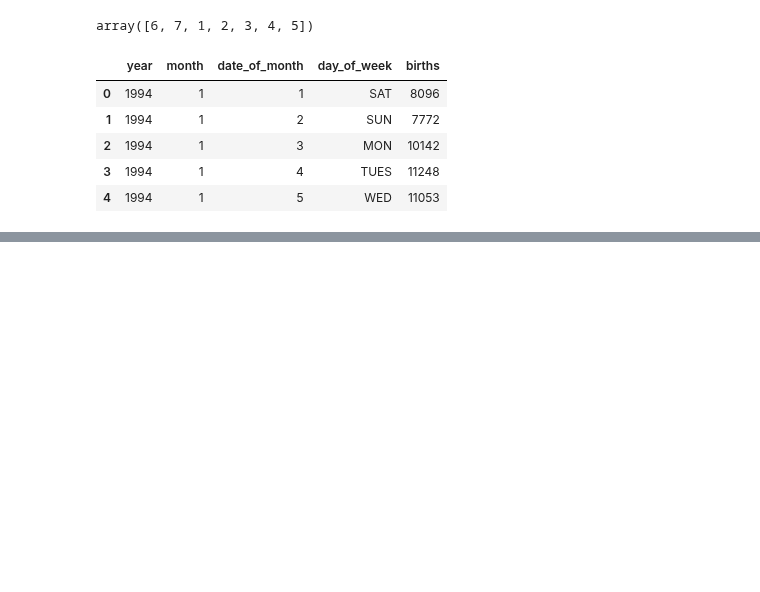
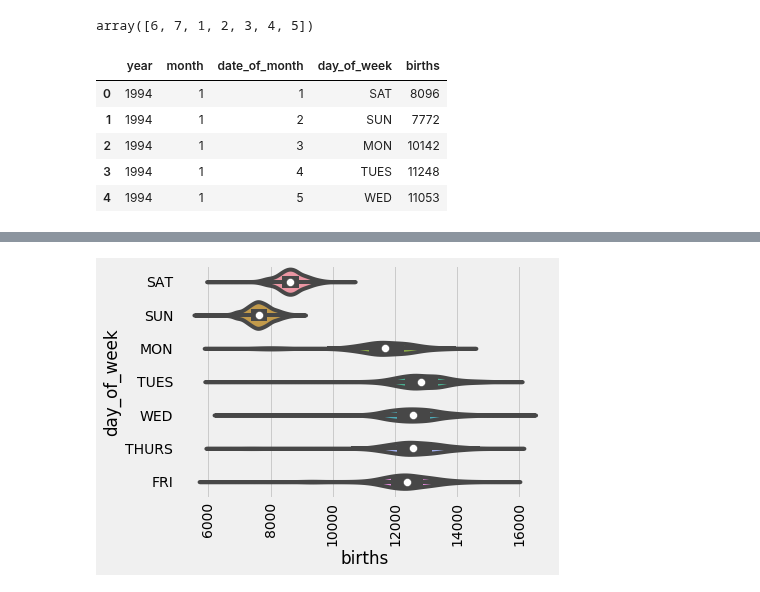
Before and after one commit to Edudeiko/DS-Unit-1-Sprint-2-Data-Wrangling-and-Storytelling, a Jupyter notebook: module3-make-explanatory-visualizations/Evgenii_Dudeiko_DSPT3_123_Make_Explanatory_Visualizations_Assignment.ipynb, the cells around one changed output, grey strips where cells are left out. Cells and saved outputs as stored; diff of their text form; code cells hidden in the pictures; blank space fills up the shorter version.

```diff
--- a/module3-make-explanatory-visualizations/Evgenii_Dudeiko_DSPT3_123_Make_Explanatory_Visualizations_Assignment.ipynb
+++ b/module3-make-explanatory-visualizations/Evgenii_Dudeiko_DSPT3_123_Make_Explanatory_Visualizations_Assignment.ipynb
@@ -453,0 +510,5 @@ df_man.head()
+# %%
+sns.violinplot(x='births', y='day_of_week', data=df_man)
+plt.xticks(rotation=90);
+# %% [output]
+[figure, added]
```
Also changed, not shown: parts of 9 cells of this notebook.
